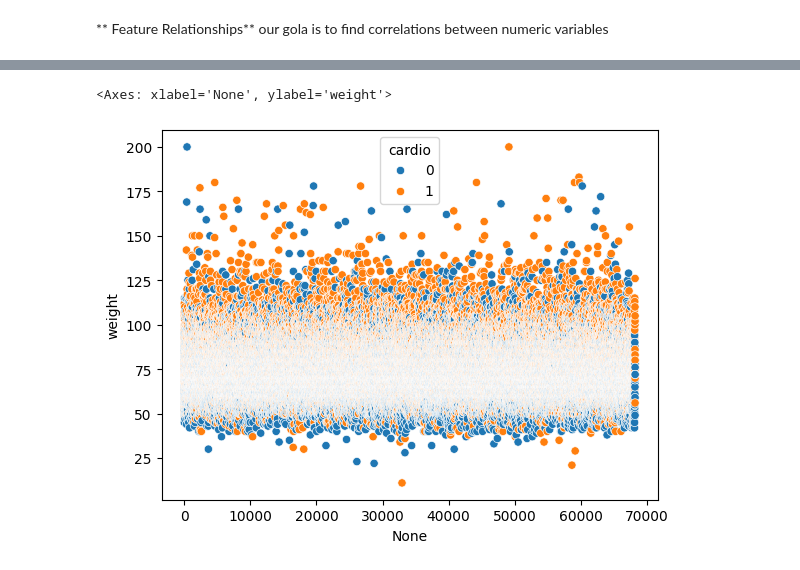
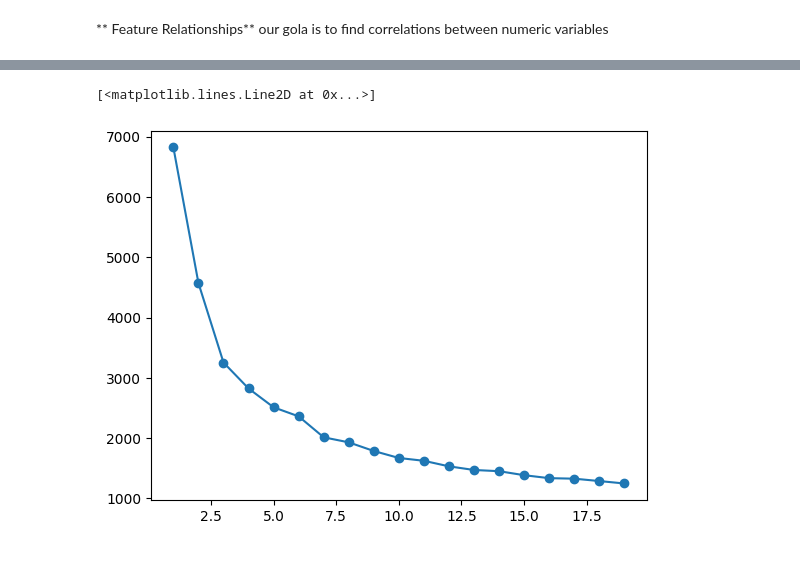
Before and after one commit to lshoss/heart_disease_prediction, a Jupyter notebook: exploratory_data_analysis.ipynb, the cells around one changed output, grey strips where cells are left out. Saved outputs shown, nothing was run; the diff lists cells and outputs as text; code cells hidden in the pictures.

```diff
--- a/exploratory_data_analysis.ipynb
+++ b/exploratory_data_analysis.ipynb
@@ -132,5 +139,47 @@ sns.heatmap(df[numerical_cols + ['cardio']].corr(), annot=True, cmap='coolwarm')
-# %%
-sns.scatterplot(data=df, x=df.index, y='weight', hue='cardio')
-# %% [output]
-<Axes: xlabel='None', ylabel='weight'>
-[figure, removed]
+# %%
+from sklearn.compose import ColumnTransformer
+from sklearn.preprocessing import MinMaxScaler, OrdinalEncoder
+
+X = df.drop('cardio', axis=1)
+y = df['cardio']
+
+numerical_cols = ['height', 'weight', 'ap_hi', 'ap_lo', 'age_years', 'bmi']
+nominal_cols = ['gender', 'cholesterol', 'smoke', 'alco', 'active']
+ordinal_cols = ['gluc', 'bp_category']
+
+# Define order for ordinal features
+ord_categories = [
+    [1, 2, 3],
+    ['Normal', "Elevated", "Hypertension Stage 1", "Hypertension Stage 2", "Hypertensive Crisis"]
+]
+
+# cleaner way of doing column preprocessing
+preprocessor = ColumnTransformer(
+    transformers=[
+        ("num", MinMaxScaler(), numerical_cols),
+        ("cat", OrdinalEncoder(handle_unknown="error"), nominal_cols),
+        ("ord", OrdinalEncoder(categories=ord_categories), ordinal_cols)
+    ]
+)
+# %%
+X_processed = preprocessor.fit_transform(df)
+
+num_start = 0
+num_end = len(numerical_cols)
+
+data_num_std = X_processed[:, num_start:num_end]
+# %%
+from sklearn.cluster import KMeans
+
+max_clusters = 20 #@param {type:"integer"}
+inertias=[]
+for ii in range(1,max_clusters):
+  kMeansObj = KMeans(n_clusters=ii)
+  kMeansObj.fit(data_num_std)
+  inertias.append(kMeansObj.inertia_)
+# %%
+plt.figure()
+plt.plot(range(1, max_clusters), inertias, marker='o')
+# %% [output]
+[<matplotlib.lines.Line2D at 0x...>]
+[figure, added]
```
Also changed, not shown: parts of 2 cells of this notebook, 5 other files.
